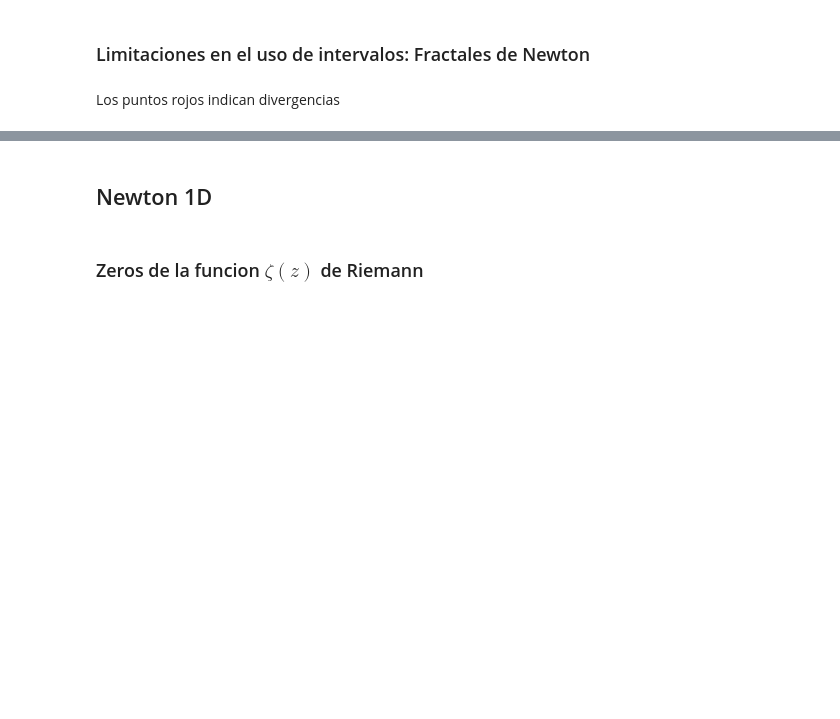
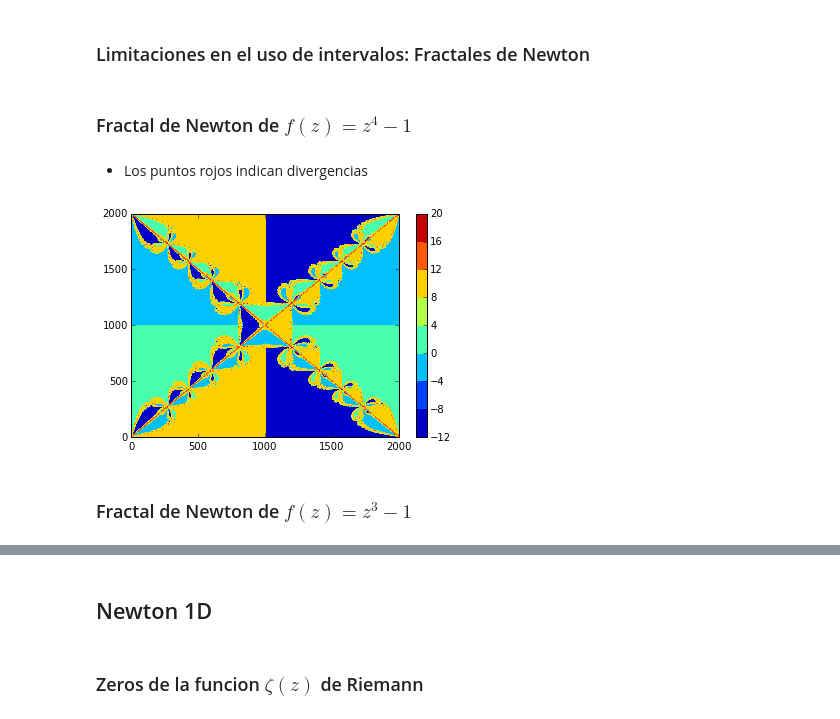
Before and after one commit to davidphysdavalos/ClasePython, a Jupyter notebook: ProyectoFinal/Presentacion.ipynb, the cells around one changed output, grey strips where cells are left out. Cells and saved outputs as stored; diff of their text form; code cells hidden in the pictures; blank space fills up the shorter version.

```diff
--- a/ProyectoFinal/Presentacion.ipynb
+++ b/ProyectoFinal/Presentacion.ipynb
@@ -30,17 +149,17 @@ def f(x):
 
     return x-(x**4-1.0)/(4*x**3)
 
+def f1(x):
+
+    return x-(x**3-1.0)/(3*x**2)
+
+def f2(x):
+
+    return x-(x**5-1.0)/(5*x**4)
+
 def iterator(x, f):
 
-    for k in range(40):
+    for k in range(100):
         x=f(x)
 
     return x
-
-A=np.zeros((2000,2000), dtype=complex)
-
-for i in range(-1000,1000):
-
-    for j in range(-1000,1000):
-
-        A[i,j]=i/500.0+j/500.0*1j
@@ -47,7 +174,9 @@ for i in range(-1000,1000):
+# %% [markdown]
+### Fractal de Newton de $f(z)=z^4-1$
 # %%
 B=iterator(A,f)
 # %% [markdown]
-Los puntos rojos indican divergencias
+* Los puntos rojos indican divergencias
 # %%
 for i in range(-1000,1000):
 
@@ -67,3 +196,12 @@ for i in range(-1000,1000):
         else:
 
             B[i,j]=20.0
+# %%
+plt.figure()
+plt.contourf(B)
+plt.colorbar()
+plt.show()
+# %% [output]
+[figure, added]
+# %% [markdown]
+### Fractal de Newton de $f(z)=z^3-1$
```
Also changed, not shown: parts of 36 cells of this notebook, 2 other files.
